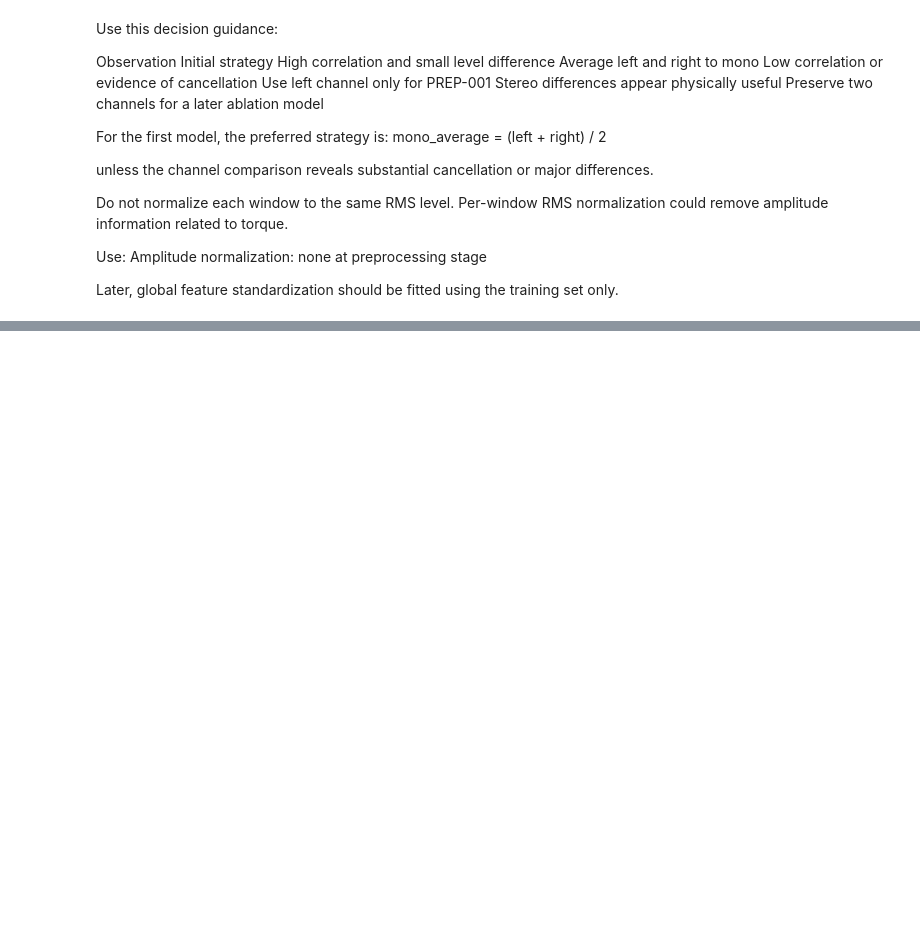
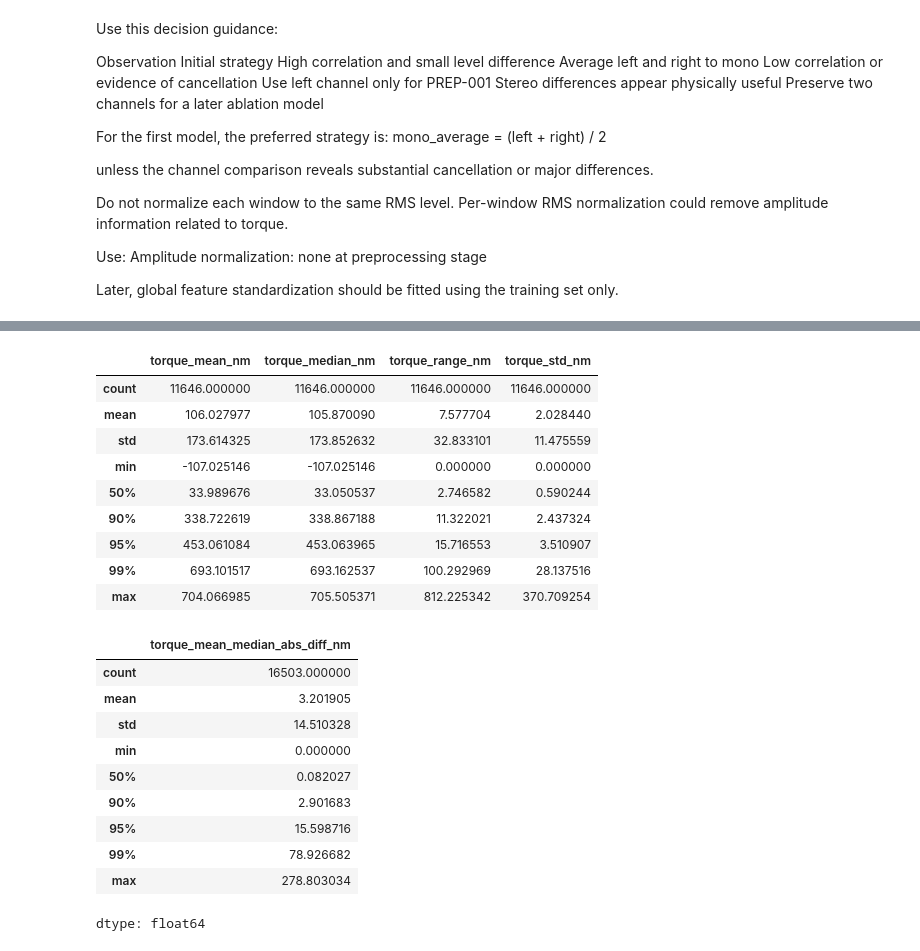
Before and after one commit to vaibhavjiyer87/engine-nvh-deep-learning, a Jupyter notebook: notebooks/02_preprocessing_specification.ipynb, the cells around one changed output, grey strips where cells are left out. Cells and saved outputs as stored; diff of their text form; code cells hidden in the pictures; blank space fills up the shorter version.

```diff
--- a/notebooks/02_preprocessing_specification.ipynb
+++ b/notebooks/02_preprocessing_specification.ipynb
@@ -765,0 +1187,80 @@ Later, global feature standardization should be fitted using the training set on
+# %%
+# Check whether mean and median Torque agree
+# Since torque will eventually be a second regression target,
+# check mean versus median for torque as well
+
+prep001_targets[
+    "torque_mean_median_diff_nm"
+] = (
+    prep001_targets["torque_mean_nm"]
+    -
+    prep001_targets["torque_median_nm"]
+)
+
+prep001_targets[
+    "torque_mean_median_abs_diff_nm"
+] = (
+    prep001_targets[
+        "torque_mean_median_diff_nm"
+    ]
+    .abs()
+)
+
+display(
+    steady_windows[
+        [
+            "torque_mean_nm",
+            "torque_median_nm",
+            "torque_range_nm",
+            "torque_std_nm",
+        ]
+    ]
+    .describe(
+        percentiles=[
+            0.50,
+            0.90,
+            0.95,
+            0.99,
+        ]
+    )
+)
+
+display(
+    prep001_targets[
+        "torque_mean_median_abs_diff_nm"
+    ]
+    .describe(
+        percentiles=[
+            0.50,
+            0.90,
+            0.95,
+            0.99,
+        ]
+    )
+)
+
+# At this stage, I would record torque variability but not reject samples
+# based on torque stability yet.
+# The first RPM model can use RPM stability as the inclusion criterion.
+# %% [output]
+|  | torque_mean_nm | torque_median_nm | torque_range_nm | torque_std_nm |
+| count | 11646.000000 | 11646.000000 | 11646.000000 | 11646.000000 |
+| mean | 106.027977 | 105.870090 | 7.577704 | 2.028440 |
+| std | 173.614325 | 173.852632 | 32.833101 | 11.475559 |
+| min | -107.025146 | -107.025146 | 0.000000 | 0.000000 |
+| 50% | 33.989676 | 33.050537 | 2.746582 | 0.590244 |
+| 90% | 338.722619 | 338.867188 | 11.322021 | 2.437324 |
+| 95% | 453.061084 | 453.063965 | 15.716553 | 3.510907 |
+| 99% | 693.101517 | 693.162537 | 100.292969 | 28.137516 |
+| max | 704.066985 | 705.505371 | 812.225342 | 370.709254 |
+|  | torque_mean_median_abs_diff_nm |
+| count | 16503.000000 |
+| mean | 3.201905 |
+| std | 14.510328 |
+| min | 0.000000 |
+| 50% | 0.082027 |
+| 90% | 2.901683 |
+| 95% | 15.598716 |
+| 99% | 78.926682 |
+| max | 278.803034 |
+dtype: float64
```
Also changed, not shown: parts of 11 cells of this notebook.
